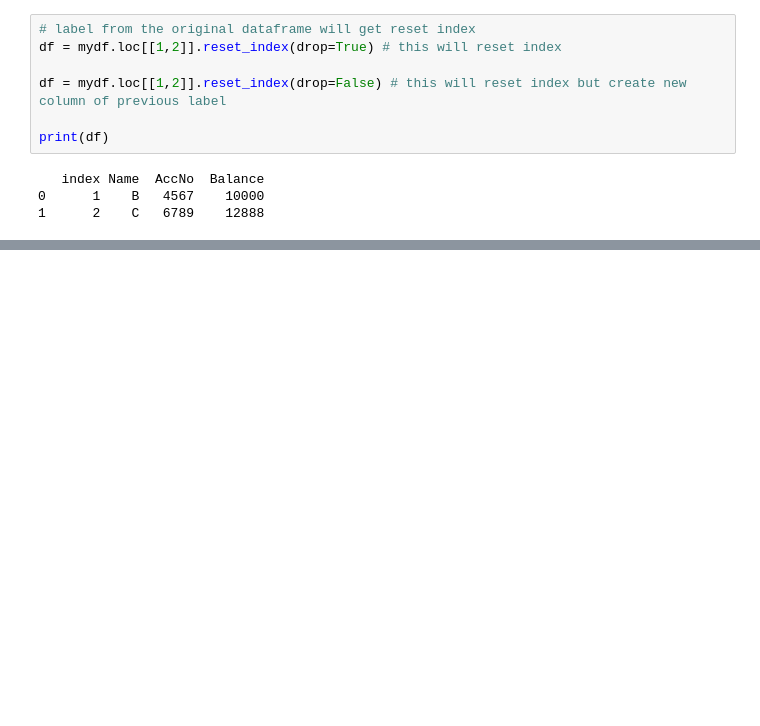
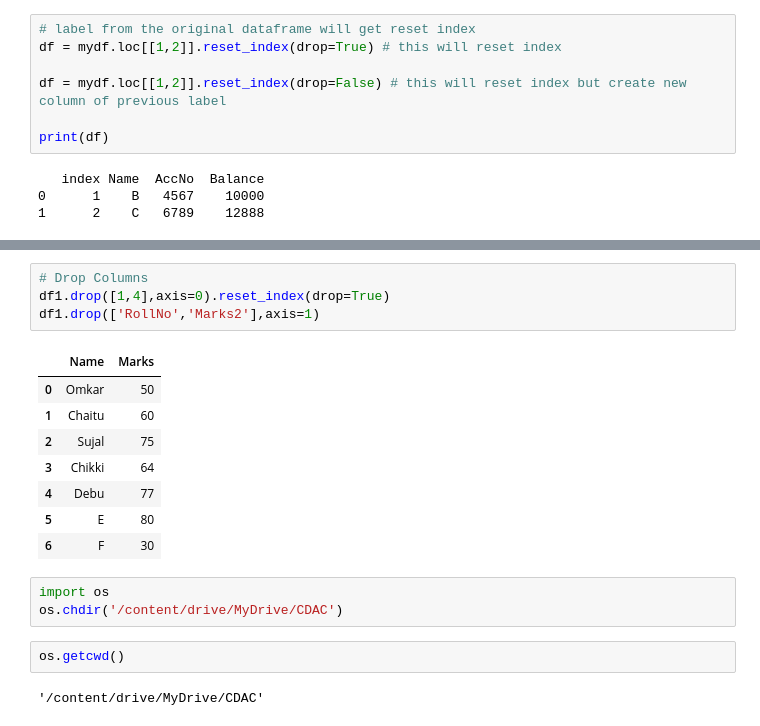
Before and after one commit to Omkar210/Statistics-and-ML, a Jupyter notebook: Day2.ipynb, the cells around one changed output, grey strips where cells are left out. Cells and saved outputs as stored; diff of their text form; blank space fills up the shorter version.

```diff
--- a/Day2.ipynb
+++ b/Day2.ipynb
@@ -289,0 +399,20 @@ print(df)
+# %%
+# Drop Columns
+df1.drop([1,4],axis=0).reset_index(drop=True)
+df1.drop(['RollNo','Marks2'],axis=1)
+# %% [output]
+|  | Name | Marks |
+| 0 | Omkar | 50 |
+| 1 | Chaitu | 60 |
+| 2 | Sujal | 75 |
+| 3 | Chikki | 64 |
+| 4 | Debu | 77 |
+| 5 | E | 80 |
+| 6 | F | 30 |
+# %%
+import os
+os.chdir('/content/drive/MyDrive/CDAC')
+# %%
+os.getcwd()
+# %% [output]
+'/content/drive/MyDrive/CDAC'
```
Also changed, not shown: parts of 12 cells of this notebook.
